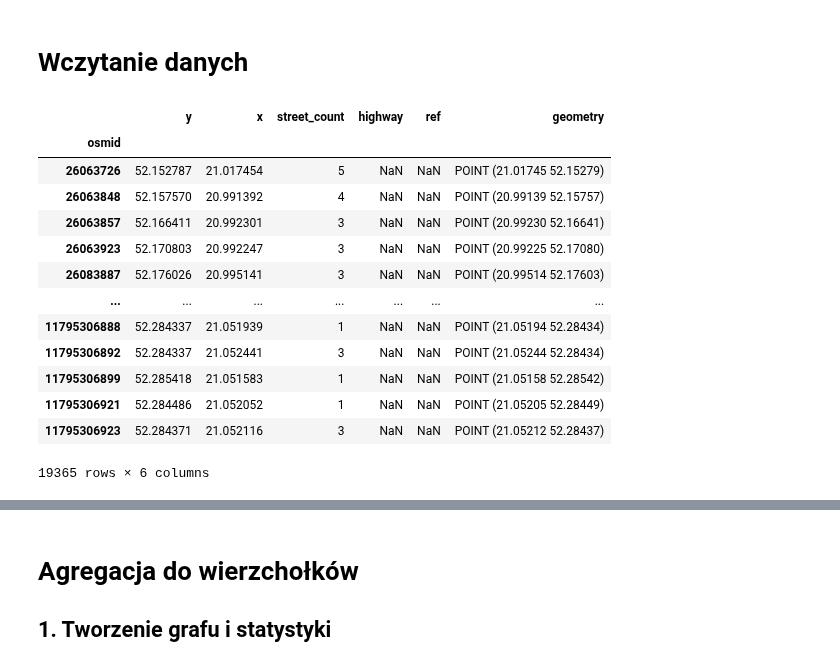
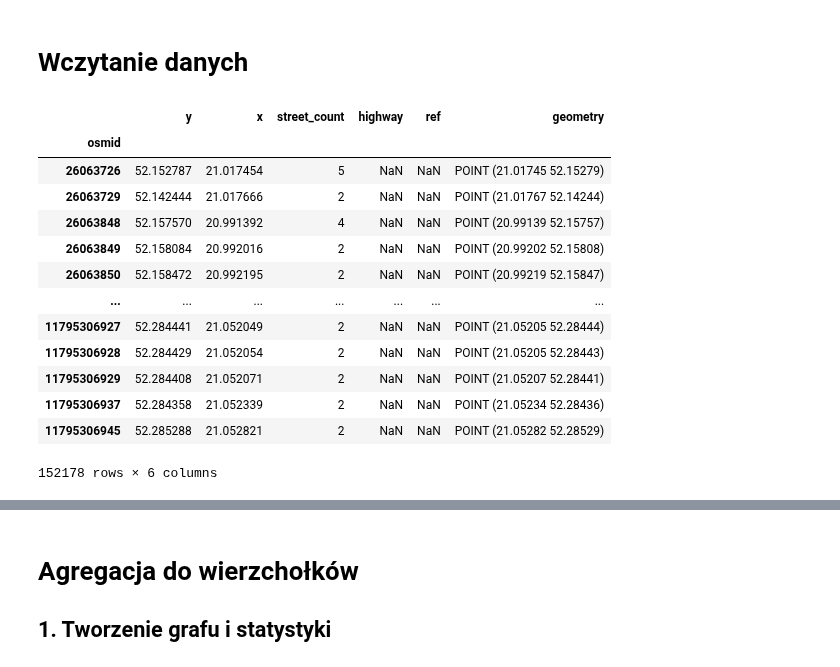
Before and after one commit to StaszekM/gradient, a Jupyter notebook: notebooks/osmnx_graph_train_test.ipynb, the cells around one changed output, grey strips where cells are left out. Cells and saved outputs as stored; diff of their text form; code cells hidden in the pictures.

```diff
--- a/notebooks/osmnx_graph_train_test.ipynb
+++ b/notebooks/osmnx_graph_train_test.ipynb
@@ -28,28 +25,28 @@ The autoreload extension is already loaded. To reload it, use:
 # %%
 df_accidents = pd.read_csv("../data/wypadki-pl/accidents.csv")
 df_accidents.drop(df_accidents[(df_accidents['mie_nazwa'] != 'Warszawa')].index, inplace=True)
 df_accidents.drop(columns='uczestnicy', inplace=True)
 geometry = [Point(xy) for xy in zip(df_accidents['wsp_gps_x'], df_accidents['wsp_gps_y'])]
 gdf_accidents = gpd.GeoDataFrame(df_accidents, geometry=geometry)
 gdf_accidents.drop(columns=['wsp_gps_x', 'wsp_gps_y'], inplace=True)
-G =ox.graph.graph_from_place("Warsaw, Poland", network_type="drive")
+G =ox.graph.graph_from_place("Warsaw, Poland", network_type="drive", simplify=False)
 gdf_nodes, gdf_edges = ox.graph_to_gdfs(G)
 gdf_nodes
 # %% [output]
 |  | y | x | street_count | highway | ref | geometry |
 | osmid |  |  |  |  |  |  |
 | 26063726 | 52.152787 | 21.017454 | 5 | NaN | NaN | POINT (21.01745 52.15279) |
+| 26063729 | 52.142444 | 21.017666 | 2 | NaN | NaN | POINT (21.01767 52.14244) |
 | 26063848 | 52.157570 | 20.991392 | 4 | NaN | NaN | POINT (20.99139 52.15757) |
-| 26063857 | 52.166411 | 20.992301 | 3 | NaN | NaN | POINT (20.99230 52.16641) |
-| 26063923 | 52.170803 | 20.992247 | 3 | NaN | NaN | POINT (20.99225 52.17080) |
-| 26083887 | 52.176026 | 20.995141 | 3 | NaN | NaN | POINT (20.99514 52.17603) |
+| 26063849 | 52.158084 | 20.992016 | 2 | NaN | NaN | POINT (20.99202 52.15808) |
+| 26063850 | 52.158472 | 20.992195 | 2 | NaN | NaN | POINT (20.99219 52.15847) |
 | ... | ... | ... | ... | ... | ... | ... |
-| 11795306888 | 52.284337 | 21.051939 | 1 | NaN | NaN | POINT (21.05194 52.28434) |
-| 11795306892 | 52.284337 | 21.052441 | 3 | NaN | NaN | POINT (21.05244 52.28434) |
-| 11795306899 | 52.285418 | 21.051583 | 1 | NaN | NaN | POINT (21.05158 52.28542) |
-| 11795306921 | 52.284486 | 21.052052 | 1 | NaN | NaN | POINT (21.05205 52.28449) |
-| 11795306923 | 52.284371 | 21.052116 | 3 | NaN | NaN | POINT (21.05212 52.28437) |
+| 11795306927 | 52.284441 | 21.052049 | 2 | NaN | NaN | POINT (21.05205 52.28444) |
+| 11795306928 | 52.284429 | 21.052054 | 2 | NaN | NaN | POINT (21.05205 52.28443) |
+| 11795306929 | 52.284408 | 21.052071 | 2 | NaN | NaN | POINT (21.05207 52.28441) |
+| 11795306937 | 52.284358 | 21.052339 | 2 | NaN | NaN | POINT (21.05234 52.28436) |
+| 11795306945 | 52.285288 | 21.052821 | 2 | NaN | NaN | POINT (21.05282 52.28529) |
-19365 rows × 6 columns
+152178 rows × 6 columns
 # %%
 gdf_edges
 # %% [output]
```
Also changed, not shown: parts of 14 cells of this notebook, 1 other file.
